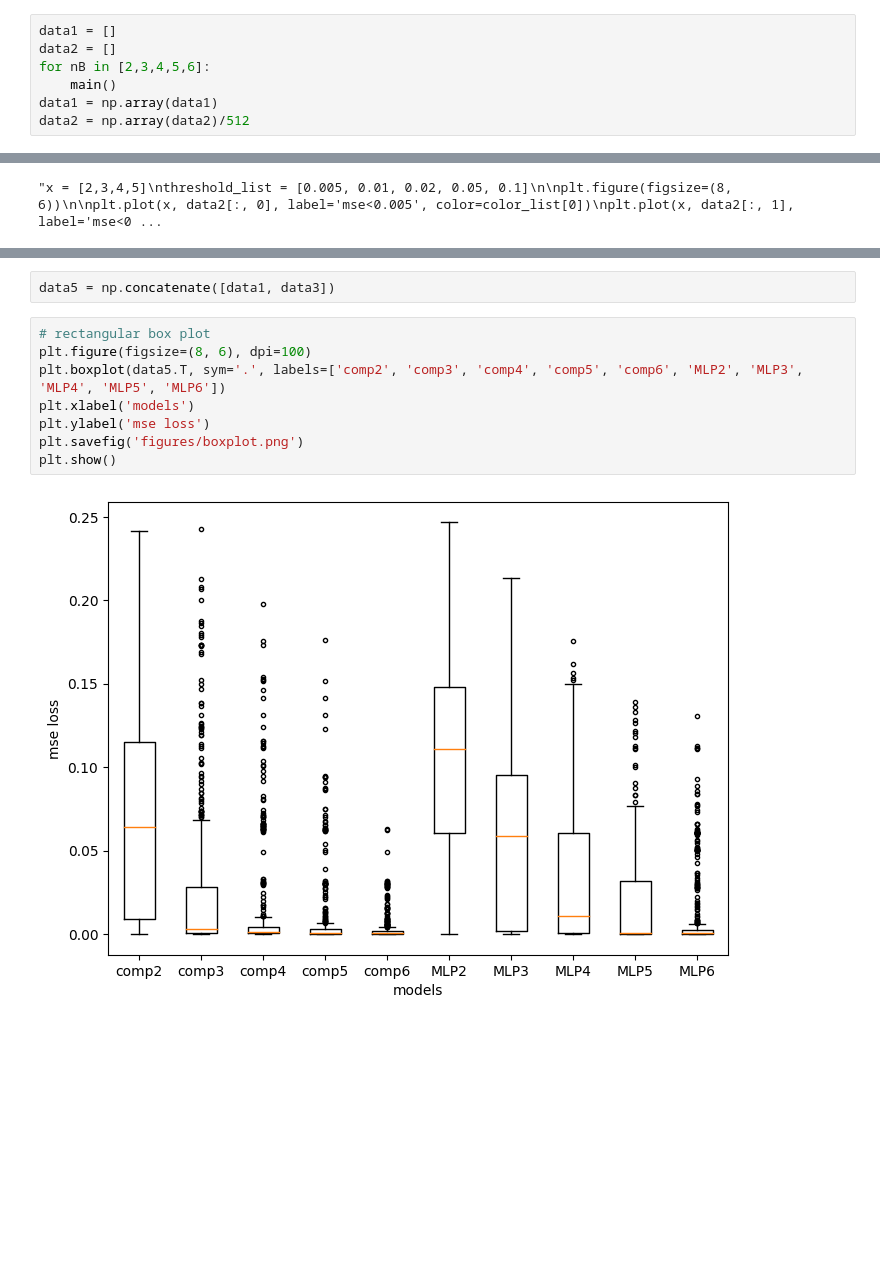
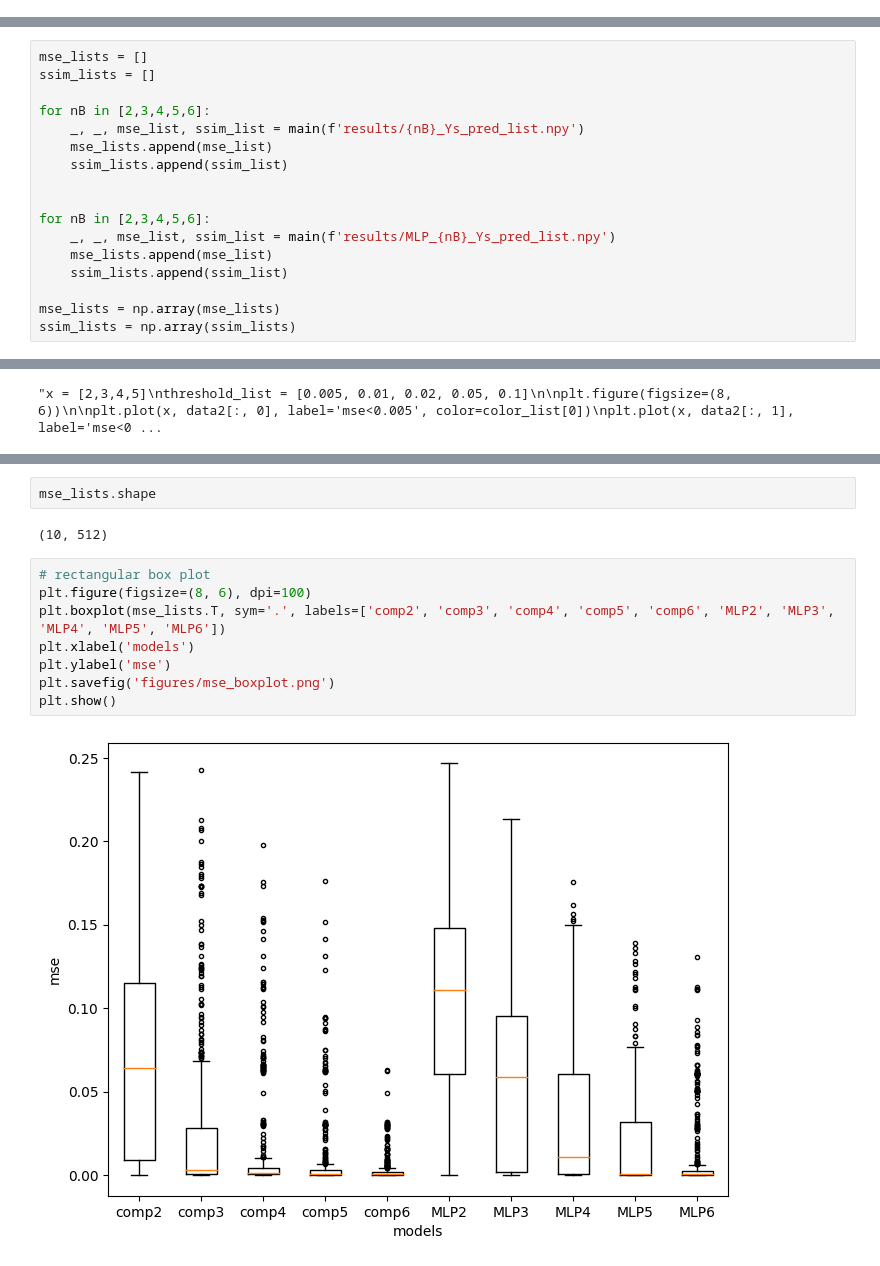
Before and after one commit to maplecai/competitve_network, a Jupyter notebook: analyze.ipynb, the cells around one changed output, grey strips where cells are left out. Drawn from its saved outputs; the diff is of its cells as text; blank space fills up the shorter version.

```diff
--- a/analyze.ipynb
+++ b/analyze.ipynb
@@ -92,9 +74,2 @@ def main():
 # %% [output]
 figures/2v2/
-# %%
-data1 = []
-data2 = []
-for nB in [2,3,4,5,6]:
-    main()
-data1 = np.array(data1)
-data2 = np.array(data2)/512
@@ -118,3 +94,20 @@ print(data2.shape)
+# %%
+mse_lists = []
+ssim_lists = []
+
+for nB in [2,3,4,5,6]:
+    _, _, mse_list, ssim_list = main(f'results/{nB}_Ys_pred_list.npy')
+    mse_lists.append(mse_list)
+    ssim_lists.append(ssim_list)
+
+
+for nB in [2,3,4,5,6]:
+    _, _, mse_list, ssim_list = main(f'results/MLP_{nB}_Ys_pred_list.npy')
+    mse_lists.append(mse_list)
+    ssim_lists.append(ssim_list)
+
+mse_lists = np.array(mse_lists)
+ssim_lists = np.array(ssim_lists)
 # %%
 '''x = [2,3,4,5]
 threshold_list = [0.005, 0.01, 0.02, 0.05, 0.1]
@@ -202,12 +132,14 @@ ratio [0.796875 0.826172 0.845703 0.890625 0.990234]
-# %%
-data5 = np.concatenate([data1, data3])
+# %%
+mse_lists.shape
+# %% [output]
+(10, 512)
 # %%
 # rectangular box plot
 plt.figure(figsize=(8, 6), dpi=100)
-plt.boxplot(data5.T, sym='.', labels=['comp2', 'comp3', 'comp4', 'comp5', 'comp6', 'MLP2', 'MLP3', 'MLP4', 'MLP5', 'MLP6'])
+plt.boxplot(mse_lists.T, sym='.', labels=['comp2', 'comp3', 'comp4', 'comp5', 'comp6', 'MLP2', 'MLP3', 'MLP4', 'MLP5', 'MLP6'])
 plt.xlabel('models')
-plt.ylabel('mse loss')
-plt.savefig('figures/boxplot.png')
+plt.ylabel('mse')
+plt.savefig('figures/mse_boxplot.png')
 plt.show()
 # %% [output]
-[figure, old version]
+[figure, new version]
```
Also changed, not shown: parts of 9 cells of this notebook, 14 other files.
